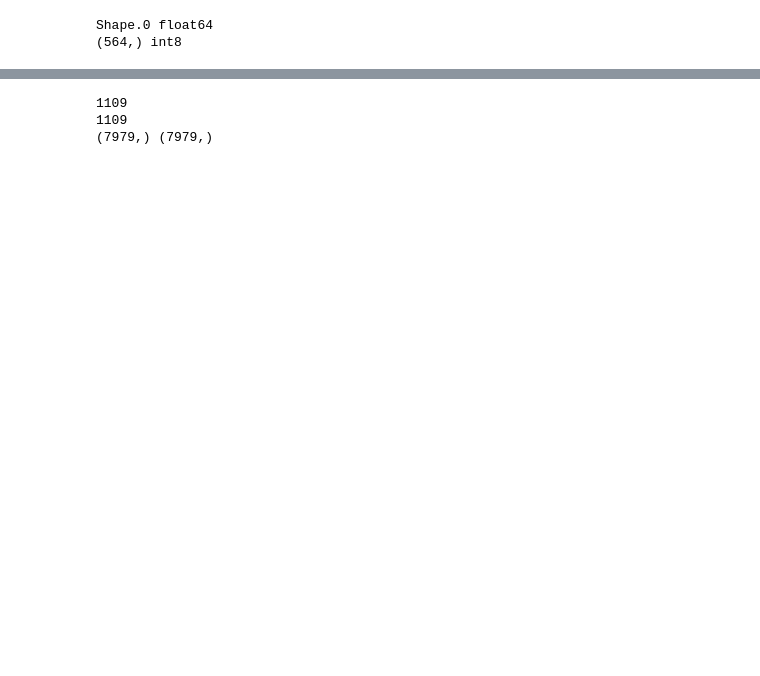
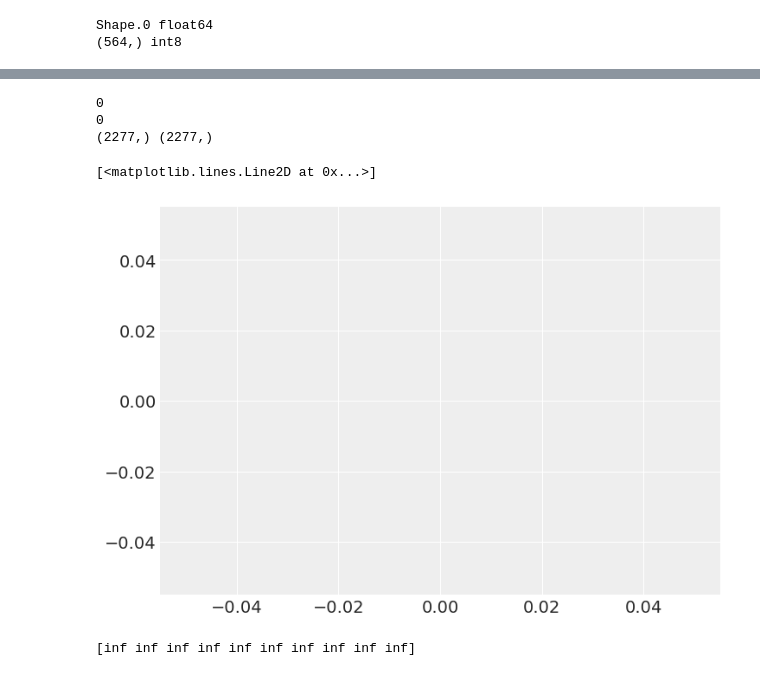
Before and after one commit to pscicluna/LMC_Machine_Learning, a Jupyter notebook: src/lmc_machine_learning/test_model.ipynb, the cells around one changed output, grey strips where cells are left out. Saved outputs shown, nothing was run; the diff lists cells and outputs as text; code cells hidden in the pictures; blank space fills up the shorter version.

Commit message:
Updating model tests
Still doesn't work properly (loss is always inf) but it at least doesn't give any errors now!

```diff
--- a/src/lmc_machine_learning/test_model.ipynb
+++ b/src/lmc_machine_learning/test_model.ipynb
@@ -272,3 +285,8 @@ y_train = Y_train.codes
 print(x_train_uncertainties.shape, x_train.shape, y_train.shape)
 # %% [output]
 (564, 13) (564, 13) (564,)
+# %%
+mask = x_train == 99.999
+mask2 = x_train == 99.999001
+missing_mask = np.logical_and(mask, mask2)
+print(np.sum(mask == mask2) - np.prod(mask.shape))
@@ -274,0 +295,17 @@ print(x_train_uncertainties.shape, x_train.shape, y_train.shape)
+# %%
+x_train[mask] = np.nan
+x_train_uncertainties[mask] = np.nan
+# %%
+scale_data = True
+if scale_data:
+
+    # standardize the data
+    from sklearn.preprocessing import StandardScaler
+    scaler = StandardScaler()
+    x_train_scaled = scaler.fit(x_train).transform(x_train)
+    # x_train_uncertainties_scaled = scaler.transform(x_train_uncertainties)
+    # Now we have to transform the uncertainties, but we have to do it in a way that the uncertainties are still positive - i.e. we need to ingore the mean when scaling
+    x_train_uncertainties_scaled = x_train_uncertainties / np.sqrt(scaler.var_)
+else:
+    x_train_scaled = x_train
+    x_train_uncertainties_scaled = x_train_uncertainties
@@ -275,5 +330,5 @@ print(x_train_uncertainties.shape, x_train.shape, y_train.shape)
 # %%
-nn = construct_nn_with_uncertainty(x_train, y_train, x_train_uncertainties)
+nn = construct_nn_with_uncertainty(x_train_scaled, y_train, x_train_uncertainties_scaled)
 # %% [output]
 Shape.0 float64
 (564,) int8
@@ -308,8 +360,17 @@ The current approximation of RV `true_inputs`.ravel()[12] is NaN.
 # %%
-print(np.isnan(tracker['mean'][0]).sum())
-print(np.isnan(tracker['std'][0]).sum())
-print(tracker['mean'][0].shape, tracker['std'][0].shape)
+print(np.isnan(tracker['mean'][-1]).sum())
+print(np.isnan(tracker['std'][-1]).sum())
+print(tracker['mean'][-1].shape, tracker['std'][-1].shape)
 # %% [output]
-1109
-1109
-(7979,) (7979,)
+0
+0
+(2277,) (2277,)
+# %%
+plt.plot(advi.hist)
+# %% [output]
+[<matplotlib.lines.Line2D at 0x...>]
+[figure, added]
+# %%
+print(advi.hist)
+# %% [output]
+[inf inf inf inf inf inf inf inf inf inf]
```
Also changed, not shown: parts of 18 cells of this notebook.
